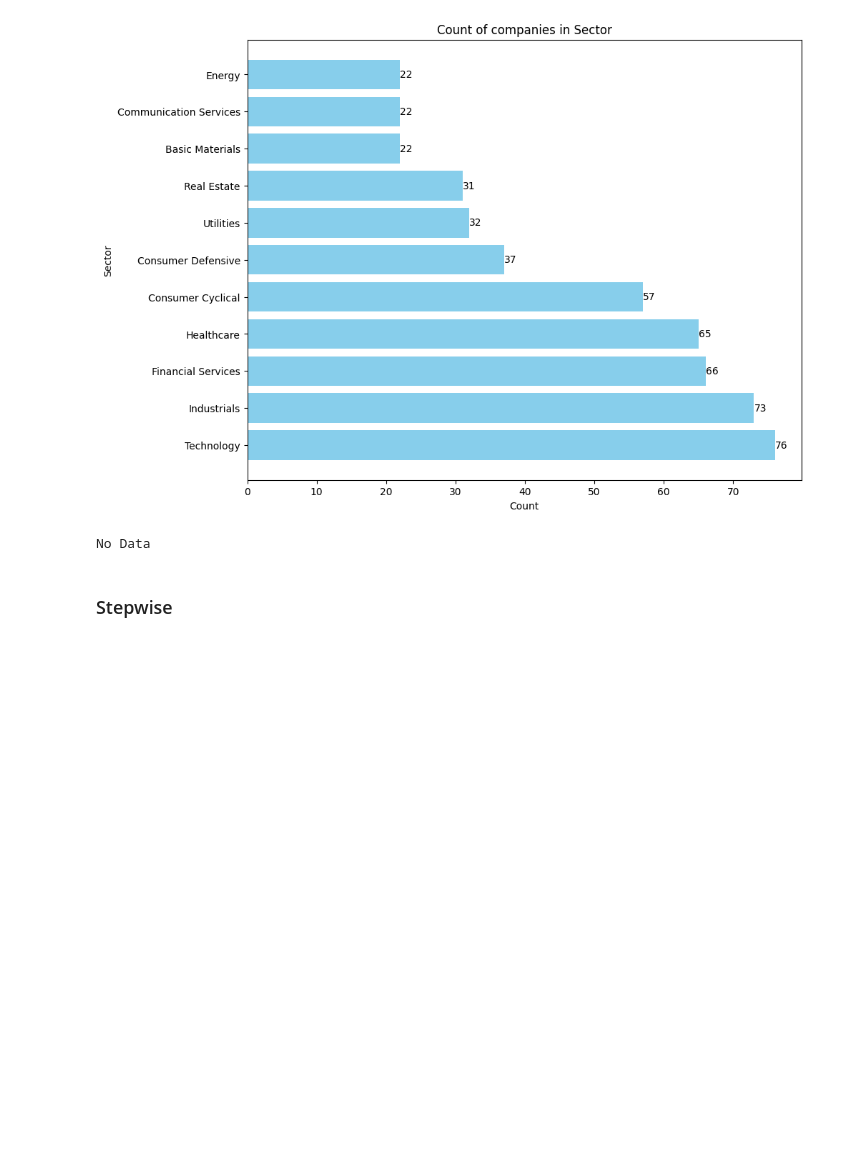
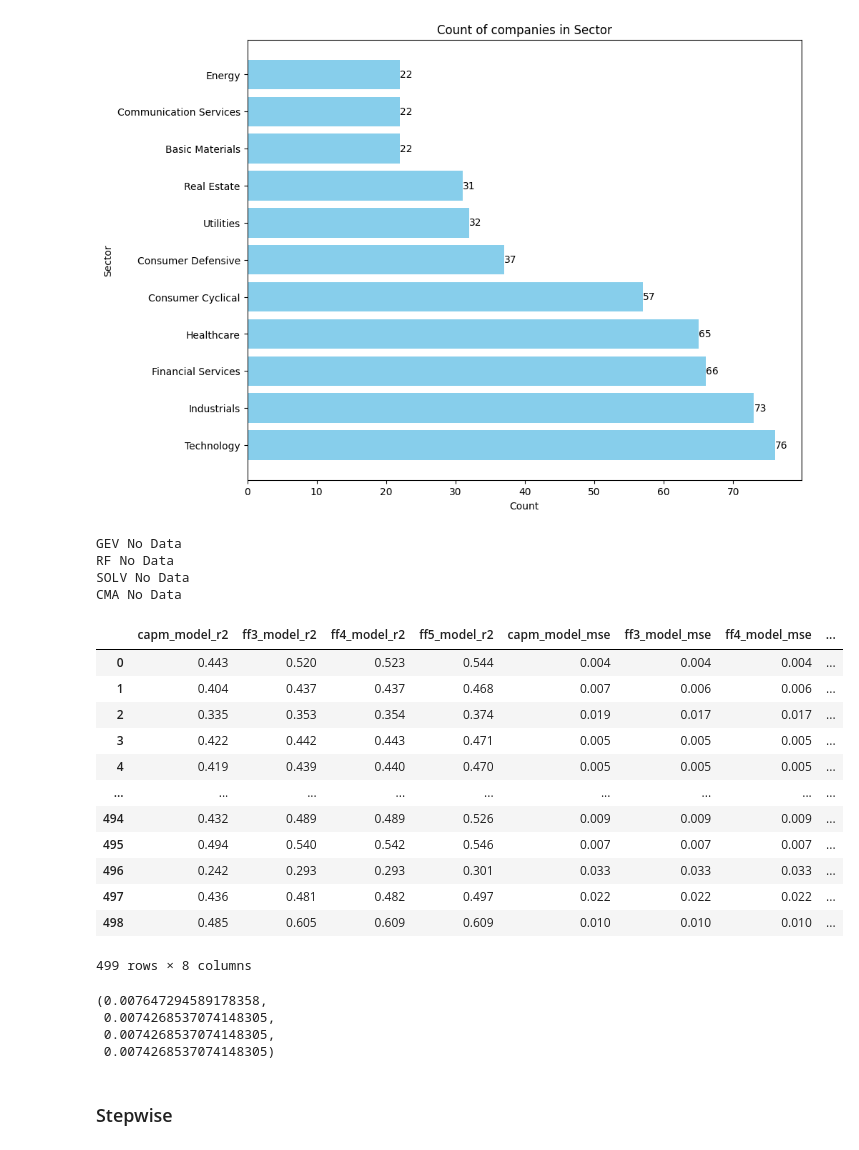
Before and after one commit to NikolaySimakov/Fama-French-models, a Jupyter notebook: main.ipynb, the cells around one changed output. Cells and saved outputs as stored; diff of their text form; code cells hidden in the pictures; blank space fills up the shorter version.

```diff
--- a/main.ipynb
+++ b/main.ipynb
@@ -134,25 +134,30 @@ ff3_model_mse = []
 ff4_model_mse = []
 ff5_model_mse = []
 
+capm_model = CAPM(stocks_df)
+ff3_model = FamaFrench3Factor(stocks_df)
+ff4_model = Carhart(stocks_df)
+ff5_model = FamaFrench5Factor(stocks_df)
+
 # tickers_metrics = [
 # 	['CAPM', '3-factor Fama French', 'Carhart', '5-factor Fama French']]
 
 for ticker in tickers:
 	try:
-		capm_model = CAPM(stocks_df).fit(ticker)
-		ff3_model = FamaFrench3Factor(stocks_df).fit(ticker)
-		ff4_model = Carhart(stocks_df).fit(ticker)
-		ff5_model = FamaFrench5Factor(stocks_df).fit(ticker)
+		capm_model_res = capm_model.fit(ticker)
+		ff3_model_res = ff3_model.fit(ticker)
+		ff4_model_res = ff4_model.fit(ticker)
+		ff5_model_res = ff5_model.fit(ticker)
 
-		capm_model_r2.append(round(capm_model.rsquared, 3))
-		ff3_model_r2.append(round(ff3_model.rsquared, 3))
-		ff4_model_r2.append(round(ff4_model.rsquared, 3))
-		ff5_model_r2.append(round(ff5_model.rsquared, 3))
+		capm_model_r2.append(round(capm_model_res.rsquared, 3))
+		ff3_model_r2.append(round(ff3_model_res.rsquared, 3))
+		ff4_model_r2.append(round(ff4_model_res.rsquared, 3))
+		ff5_model_r2.append(round(ff5_model_res.rsquared, 3))
 
-		capm_model_mse.append(round(capm_model.mse_total, 3))
-		ff3_model_mse.append(round(ff3_model.mse_total, 3))
-		ff4_model_mse.append(round(ff4_model.mse_total, 3))
-		ff5_model_mse.append(round(ff5_model.mse_total, 3))
+		capm_model_mse.append(round(capm_model_res.mse_total, 3))
+		ff3_model_mse.append(round(ff3_model_res.mse_total, 3))
+		ff4_model_mse.append(round(ff4_model_res.mse_total, 3))
+		ff5_model_mse.append(round(ff5_model_res.mse_total, 3))
 
 		# tickers_metrics.append([ticker, round(capm_model.rsquared, 3), round(ff3_model.rsquared, 3),
     #                 round(ff4_model.rsquared, 3), round(ff5_model.rsquared, 3)])
@@ -160,22 +165,53 @@ for ticker in tickers:
 		# print(ticker, '   '.join(
 		# 	map(str, [round(capm_model.rsquared, 3), round(ff3_model.rsquared, 3), round(ff4_model.rsquared, 3), round(ff5_model.rsquared, 3)])))
 	except:
+		# ff5_model_res = ff5_model.fit(ticker)
+		# ff5_model_r2.append(round(ff5_model_res.rsquared, 3))
+		# ff5_model_mse.append(round(ff5_model_res.mse_total, 3))
 		print(ticker, 'No Data')
 
 
-df_to_save['capm_model_r2'] = capm_model_r2
-df_to_save['ff3_model_r2'] = ff3_model_r2
-df_to_save['ff4_model_r2'] = ff4_model_r2
-df_to_save['ff5_model_r2'] = ff5_model_r2
+df_to_save1 = pd.DataFrame()
+df_to_save1['capm_model_r2'] = capm_model_r2
+df_to_save1['ff3_model_r2'] = ff3_model_r2
+df_to_save1['ff4_model_r2'] = ff4_model_r2
+df_to_save1['ff5_model_r2'] = ff5_model_r2
 
-df_to_save['capm_model_mse'] = capm_model_mse
-df_to_save['ff3_model_mse'] = ff3_model_mse
-df_to_save['ff4_model_mse'] = ff4_model_mse
-df_to_save['ff5_model_mse'] = ff5_model_mse
+df_to_save1['capm_model_mse'] = capm_model_mse
+df_to_save1['ff3_model_mse'] = ff3_model_mse
+df_to_save1['ff4_model_mse'] = ff4_model_mse
+df_to_save1['ff5_model_mse'] = ff5_model_mse
 
 # df_to_save.to_excel('10tickers_base_metrics.xlsx')
 # %% [output]
-No Data
+GEV No Data
+RF No Data
+SOLV No Data
+CMA No Data
+# %%
+df_to_save1
+# %% [output]
+|  | capm_model_r2 | ff3_model_r2 | ff4_model_r2 | ff5_model_r2 | capm_model_mse | ff3_model_mse | ff4_model_mse | ... |
+| 0 | 0.443 | 0.520 | 0.523 | 0.544 | 0.004 | 0.004 | 0.004 | ... |
+| 1 | 0.404 | 0.437 | 0.437 | 0.468 | 0.007 | 0.006 | 0.006 | ... |
+| 2 | 0.335 | 0.353 | 0.354 | 0.374 | 0.019 | 0.017 | 0.017 | ... |
+| 3 | 0.422 | 0.442 | 0.443 | 0.471 | 0.005 | 0.005 | 0.005 | ... |
+| 4 | 0.419 | 0.439 | 0.440 | 0.470 | 0.005 | 0.005 | 0.005 | ... |
+| ... | ... | ... | ... | ... | ... | ... | ... | ... |
+| 494 | 0.432 | 0.489 | 0.489 | 0.526 | 0.009 | 0.009 | 0.009 | ... |
+| 495 | 0.494 | 0.540 | 0.542 | 0.546 | 0.007 | 0.007 | 0.007 | ... |
+| 496 | 0.242 | 0.293 | 0.293 | 0.301 | 0.033 | 0.033 | 0.033 | ... |
+| 497 | 0.436 | 0.481 | 0.482 | 0.497 | 0.022 | 0.022 | 0.022 | ... |
+| 498 | 0.485 | 0.605 | 0.609 | 0.609 | 0.010 | 0.010 | 0.010 | ... |
+499 rows × 8 columns
+# %%
+df_to_save1['capm_model_mse'].mean(), df_to_save1['ff3_model_mse'].mean(
+), df_to_save1['ff4_model_mse'].mean(), df_to_save1['ff5_model_mse'].mean()
+# %% [output]
+(0.007647294589178358,
+ 0.0074268537074148305,
+ 0.0074268537074148305,
+ 0.0074268537074148305)
 # %%
 # df_to_save.to_excel('10tickers_base_metrics.xlsx')
 # %% [markdown]
```
Also changed, not shown: parts of 2 cells of this notebook.
